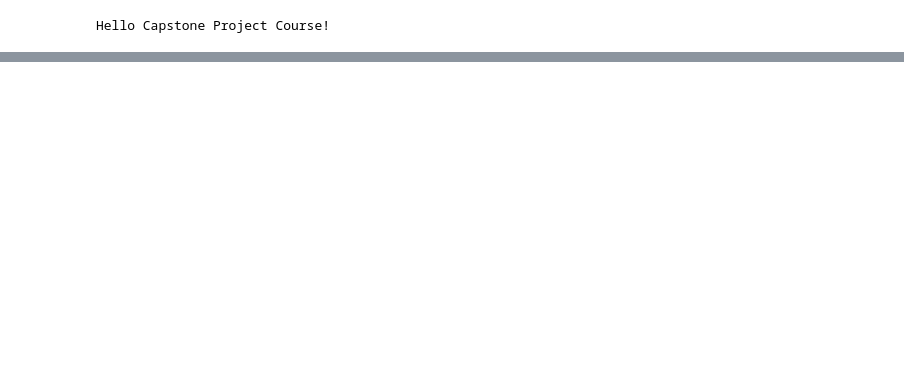
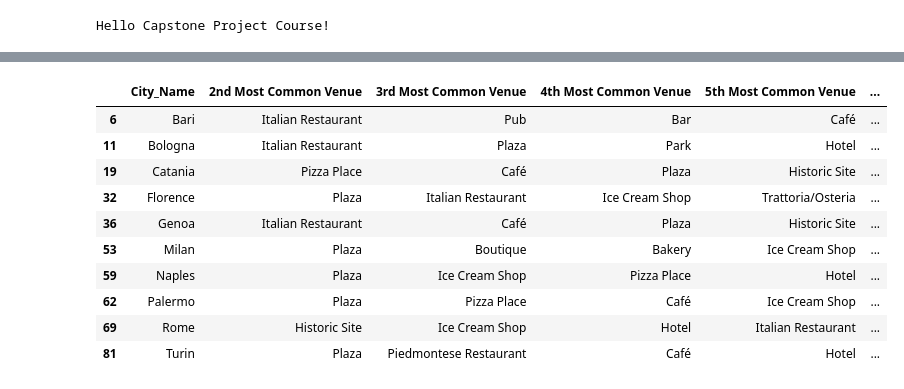
Before and after one commit to Walid-Bejjar/Coursera_Capstone, a Jupyter notebook: Capstone Project Notebook.ipynb, the cells around one changed output, grey strips where cells are left out. Drawn from its saved outputs; the diff is of its cells as text; code cells hidden in the pictures; blank space fills up the shorter version.

```diff
--- a/Capstone Project Notebook.ipynb
+++ b/Capstone Project Notebook.ipynb
@@ -72,0 +385,14 @@ df.head()
+# %%
+european_city_merged.loc[european_city_merged['Cluster Labels'] == 3, european_city_merged.columns[[0] + list(range(5, european_city_merged.shape[1]))]]
+# %% [output]
+|  | City_Name | 2nd Most Common Venue | 3rd Most Common Venue | 4th Most Common Venue | 5th Most Common Venue | ... |
+| 6 | Bari | Italian Restaurant | Pub | Bar | Café | ... |
+| 11 | Bologna | Italian Restaurant | Plaza | Park | Hotel | ... |
+| 19 | Catania | Pizza Place | Café | Plaza | Historic Site | ... |
+| 32 | Florence | Plaza | Italian Restaurant | Ice Cream Shop | Trattoria/Osteria | ... |
+| 36 | Genoa | Italian Restaurant | Café | Plaza | Historic Site | ... |
+| 53 | Milan | Plaza | Boutique | Bakery | Ice Cream Shop | ... |
+| 59 | Naples | Plaza | Ice Cream Shop | Pizza Place | Hotel | ... |
+| 62 | Palermo | Plaza | Pizza Place | Café | Ice Cream Shop | ... |
+| 69 | Rome | Historic Site | Ice Cream Shop | Hotel | Italian Restaurant | ... |
+| 81 | Turin | Plaza | Piedmontese Restaurant | Café | Hotel | ... |
```
Also changed, not shown: parts of 37 cells of this notebook.
